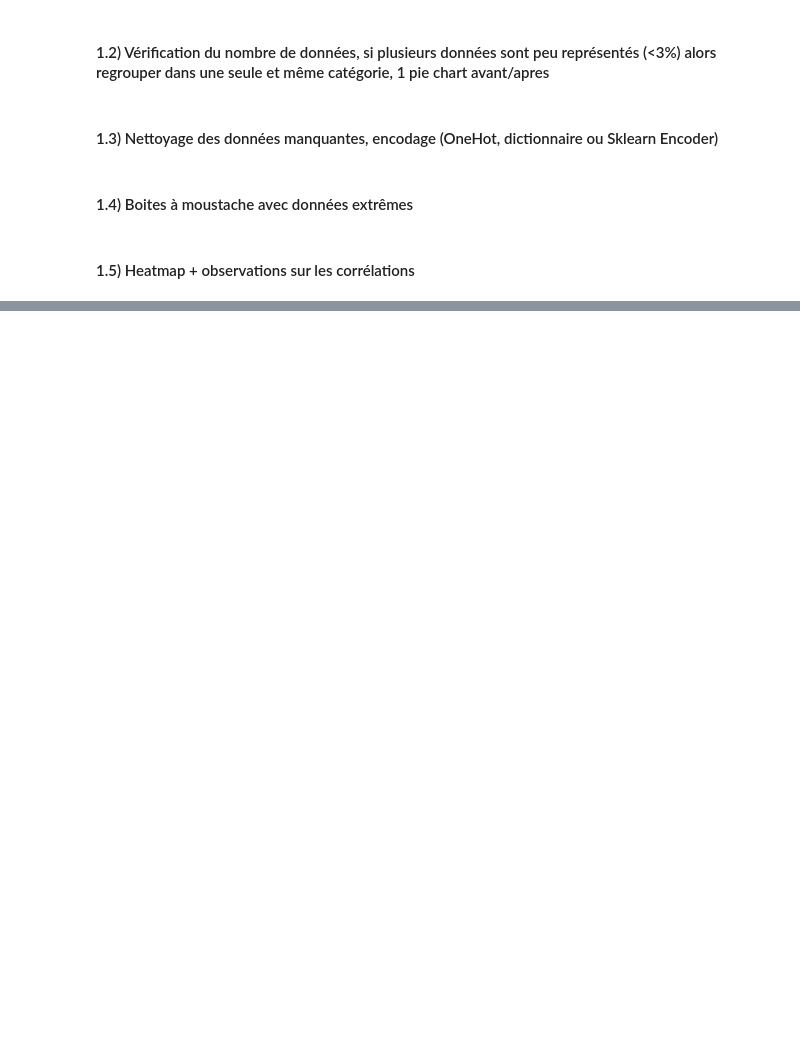
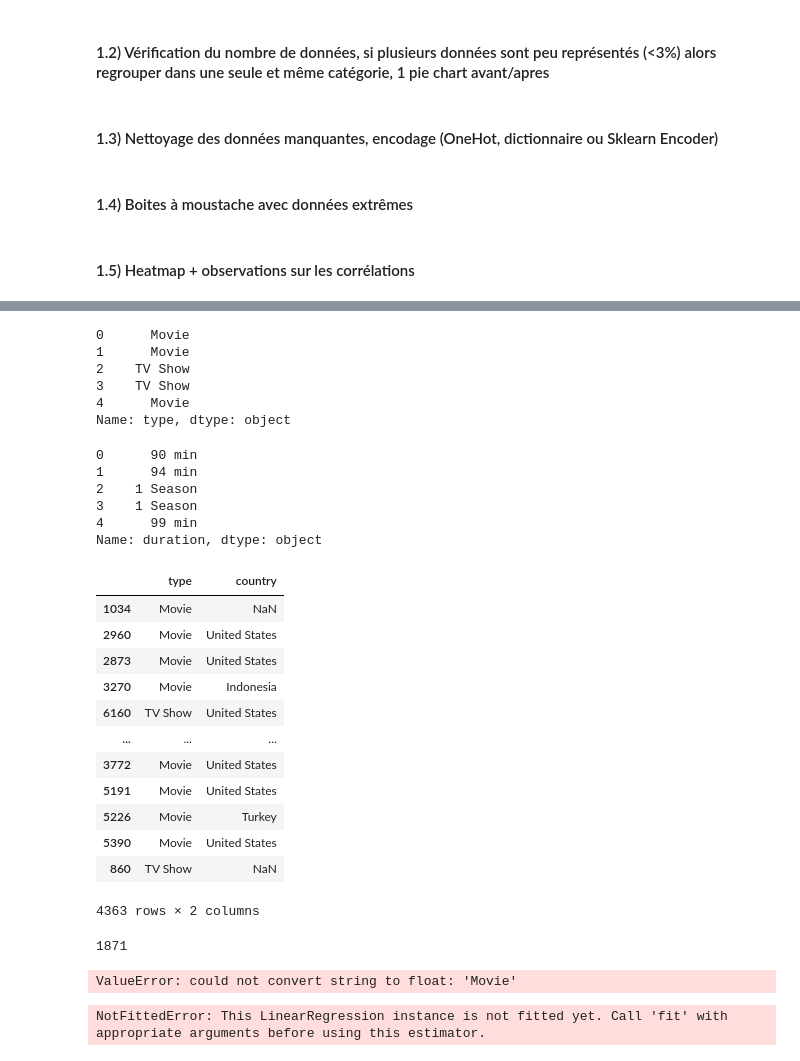
Before and after one commit to BaptisteHurel/Python, a Jupyter notebook: Mini Projet/Intro ML.ipynb, the cells around one changed output, grey strips where cells are left out. Drawn from its saved outputs; the diff is of its cells as text; code cells hidden in the pictures; blank space fills up the shorter version.

```diff
--- a/Mini Projet/Intro ML.ipynb
+++ b/Mini Projet/Intro ML.ipynb
@@ -104,0 +129,25 @@ plt.title('Top 10 country with most no.of TV Shows released on the most no.of se
+# %%
+#définir 2 variables de travail
+#X := les features à utiliser f
+#Y := la target (prix)
+
+X=films['type']
+Y=films['duration']
+# %%
+X.head()
+# %% [output]
+0      Movie
+1      Movie
+2    TV Show
+3    TV Show
+4      Movie
+Name: type, dtype: object
+# %%
+Y.head()
+# %% [output]
+0      90 min
+1      94 min
+2    1 Season
+3    1 Season
+4      99 min
+Name: duration, dtype: object
@@ -104,0 +156,22 @@ plt.title('Top 10 country with most no.of TV Shows released on the most no.of se
+# %%
+X_train, X_test, Y_train, Y_test = train_test_split(X,Y,test_size=0.3,random_state=42)
+# %%
+X_train
+# %% [output]
+|  | type | country |
+| 1034 | Movie | NaN |
+| 2960 | Movie | United States |
+| 2873 | Movie | United States |
+| 3270 | Movie | Indonesia |
+| 6160 | TV Show | United States |
+| ... | ... | ... |
+| 3772 | Movie | United States |
+| 5191 | Movie | United States |
+| 5226 | Movie | Turkey |
+| 5390 | Movie | United States |
+| 860 | TV Show | NaN |
+4363 rows × 2 columns
+# %%
+len(X_test)
+# %% [output]
+1871
@@ -104,0 +181,8 @@ plt.title('Top 10 country with most no.of TV Shows released on the most no.of se
+# %%
+lin_model.fit(X_train, Y_train)
+# %% [output]
+ValueError: could not convert string to float: 'Movie'
+# %%
+lin_model.predict(X_test)
+# %% [output]
+NotFittedError: This LinearRegression instance is not fitted yet. Call 'fit' with appropriate arguments before using this estimator.
```
Also changed, not shown: parts of 21 cells of this notebook.
